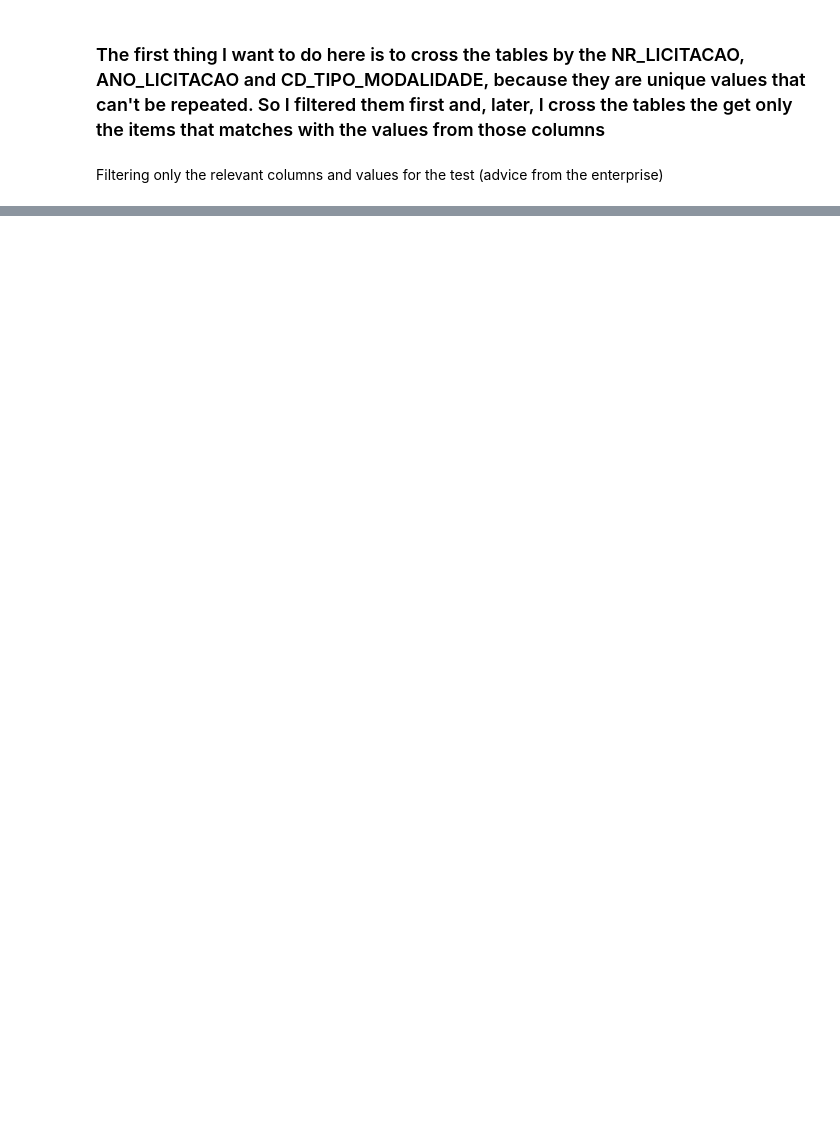
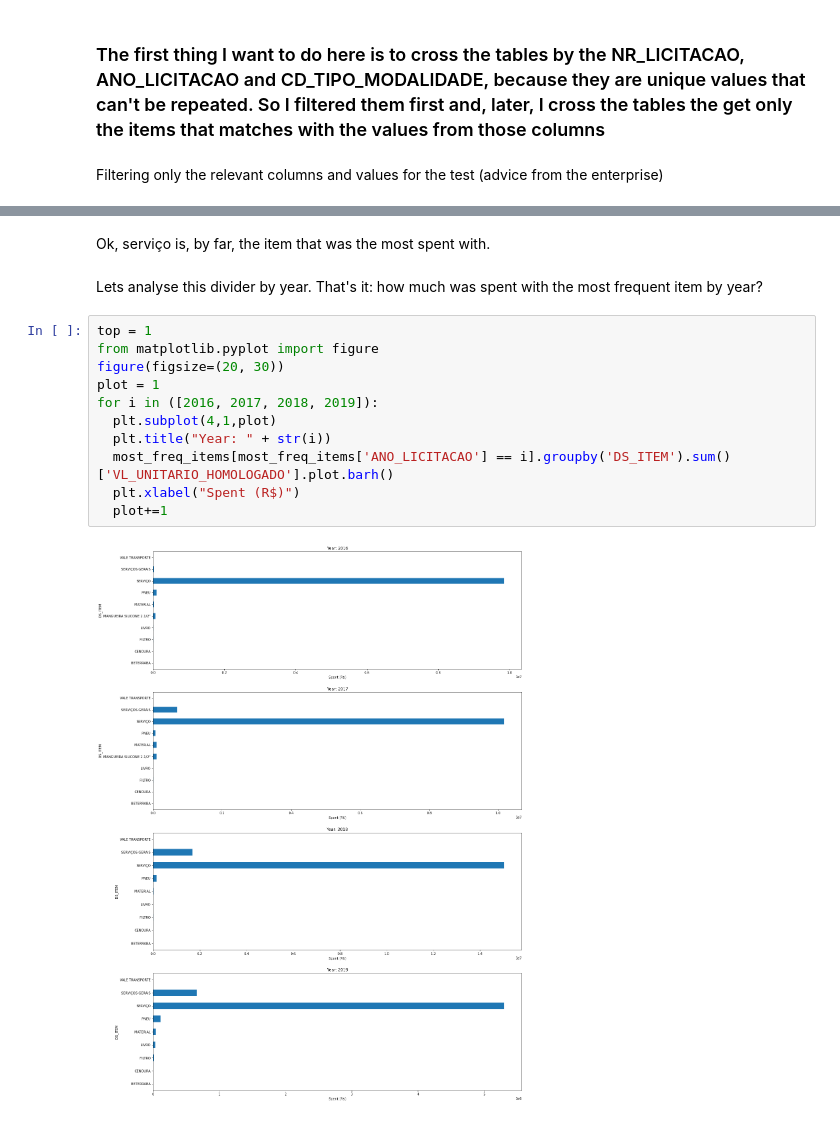
Before and after one commit to bernardocecchetto/teste-tecnico-data-sciencie-brigade, a Jupyter notebook: analisys.ipynb, the cells around one changed output, grey strips where cells are left out. Saved outputs shown, nothing was run; the diff lists cells and outputs as text; blank space fills up the shorter version.

```diff
--- a/analisys.ipynb
+++ b/analisys.ipynb
@@ -88,0 +162,17 @@ combined_licit.head()
+# %% [markdown]
+Ok, serviço is, by far, the item that was the most spent with.
+# %% [markdown]
+Lets analyse this divider by year. That's it: how much was spent with the most frequent item by year?
+# %%
+top = 1
+from matplotlib.pyplot import figure
+figure(figsize=(20, 30))
+plot = 1
+for i in ([2016, 2017, 2018, 2019]):
+  plt.subplot(4,1,plot)
+  plt.title("Year: " + str(i))
+  most_freq_items[most_freq_items['ANO_LICITACAO'] == i].groupby('DS_ITEM').sum()['VL_UNITARIO_HOMOLOGADO'].plot.barh()
+  plt.xlabel("Spent (R$)")
+  plot+=1
+# %% [output]
+[figure, added]
```
Also changed, not shown: parts of 41 cells of this notebook.
